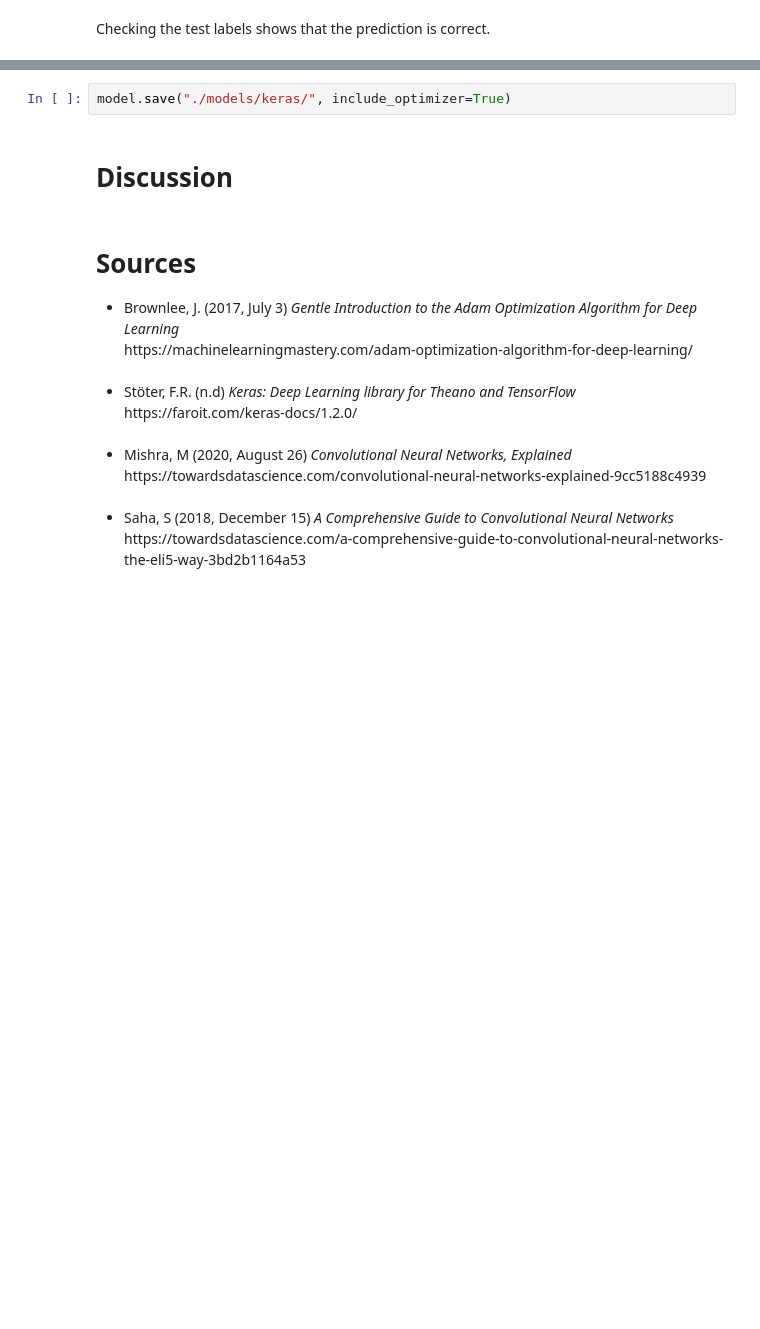
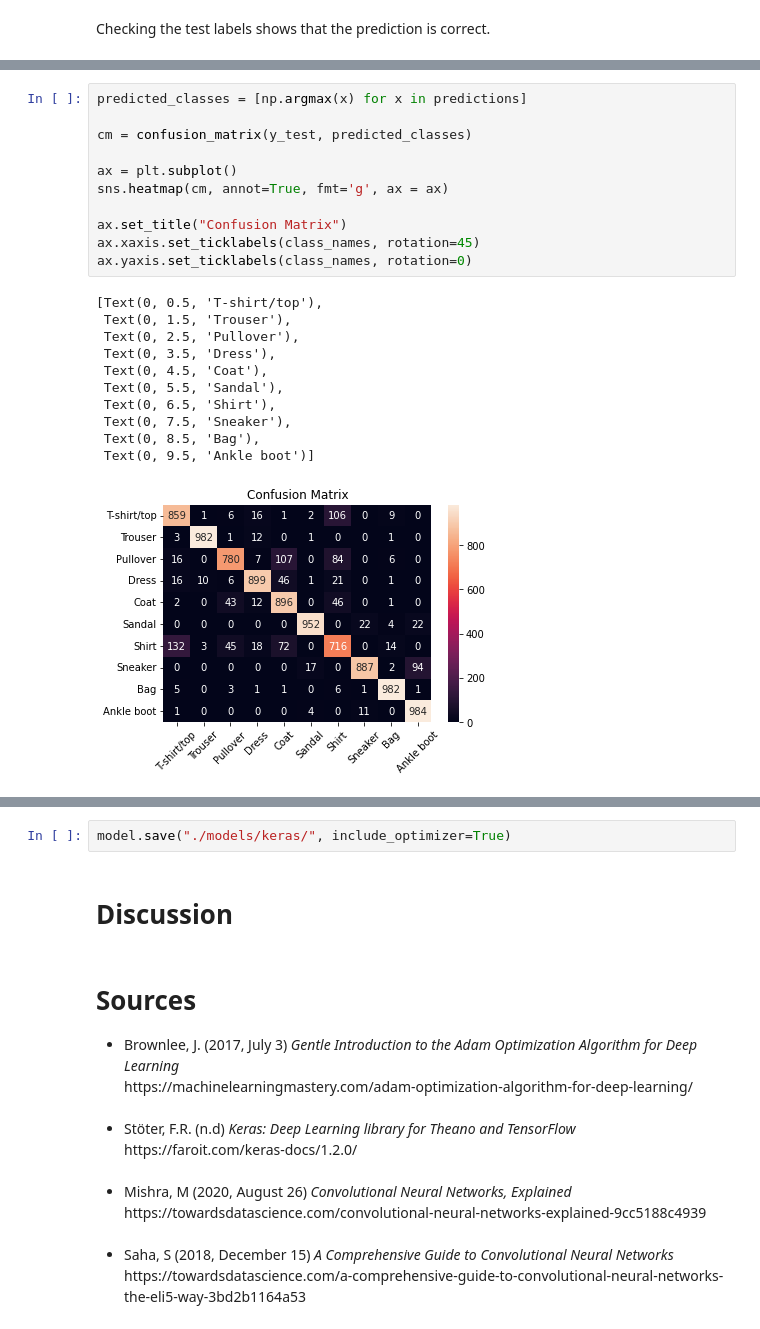
Before and after one commit to MrHencke/DAT158-ML-Oblig2-ML, a Jupyter notebook: main.ipynb, the cells around one changed output, grey strips where cells are left out. Saved outputs shown, nothing was run; the diff lists cells and outputs as text; blank space fills up the shorter version.

```diff
--- a/main.ipynb
+++ b/main.ipynb
@@ -440,0 +448,23 @@ y_test[0]
+# %%
+predicted_classes = [np.argmax(x) for x in predictions]
+
+cm = confusion_matrix(y_test, predicted_classes)
+
+ax = plt.subplot()
+sns.heatmap(cm, annot=True, fmt='g', ax = ax)
+
+ax.set_title("Confusion Matrix")
+ax.xaxis.set_ticklabels(class_names, rotation=45)
+ax.yaxis.set_ticklabels(class_names, rotation=0)
+# %% [output]
+[Text(0, 0.5, 'T-shirt/top'),
+ Text(0, 1.5, 'Trouser'),
+ Text(0, 2.5, 'Pullover'),
+ Text(0, 3.5, 'Dress'),
+ Text(0, 4.5, 'Coat'),
+ Text(0, 5.5, 'Sandal'),
+ Text(0, 6.5, 'Shirt'),
+ Text(0, 7.5, 'Sneaker'),
+ Text(0, 8.5, 'Bag'),
+ Text(0, 9.5, 'Ankle boot')]
+[figure, added]
```
Also changed, not shown: parts of 12 cells of this notebook, 1 other file.
